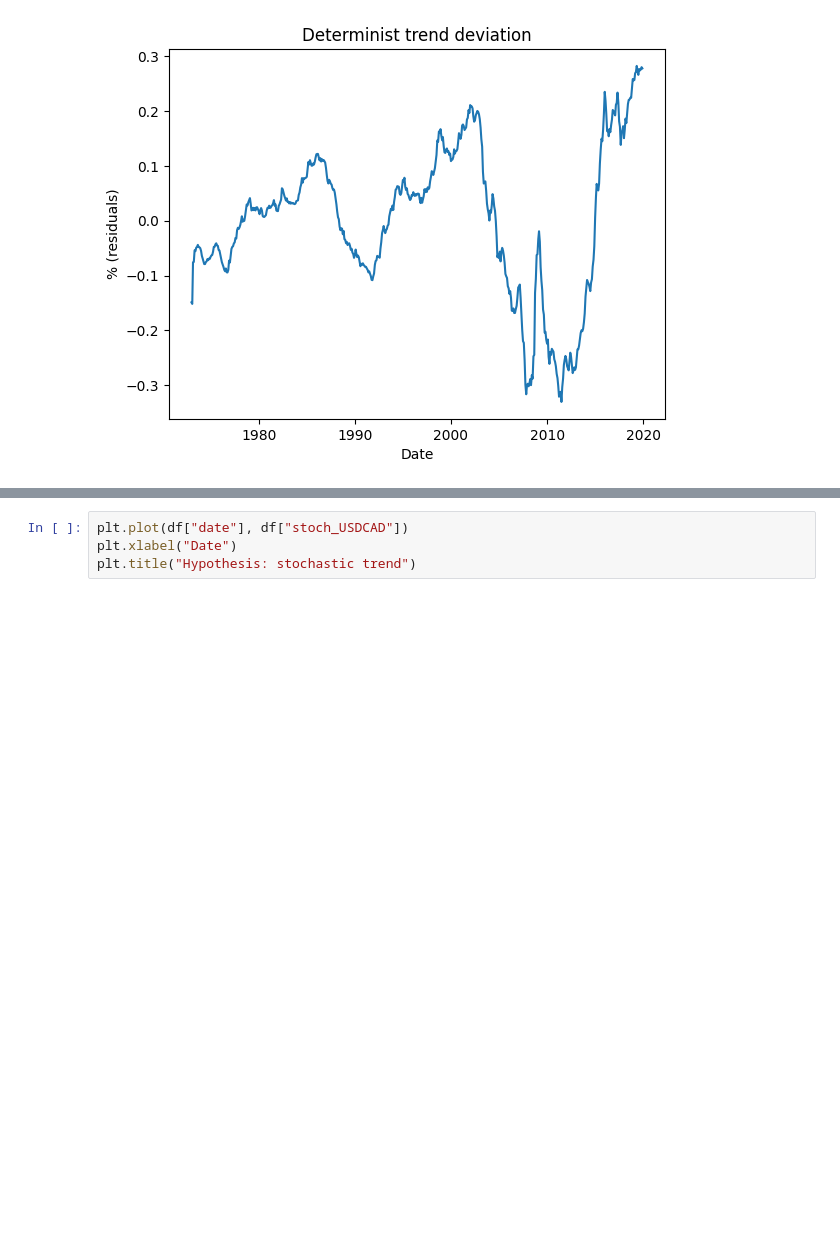
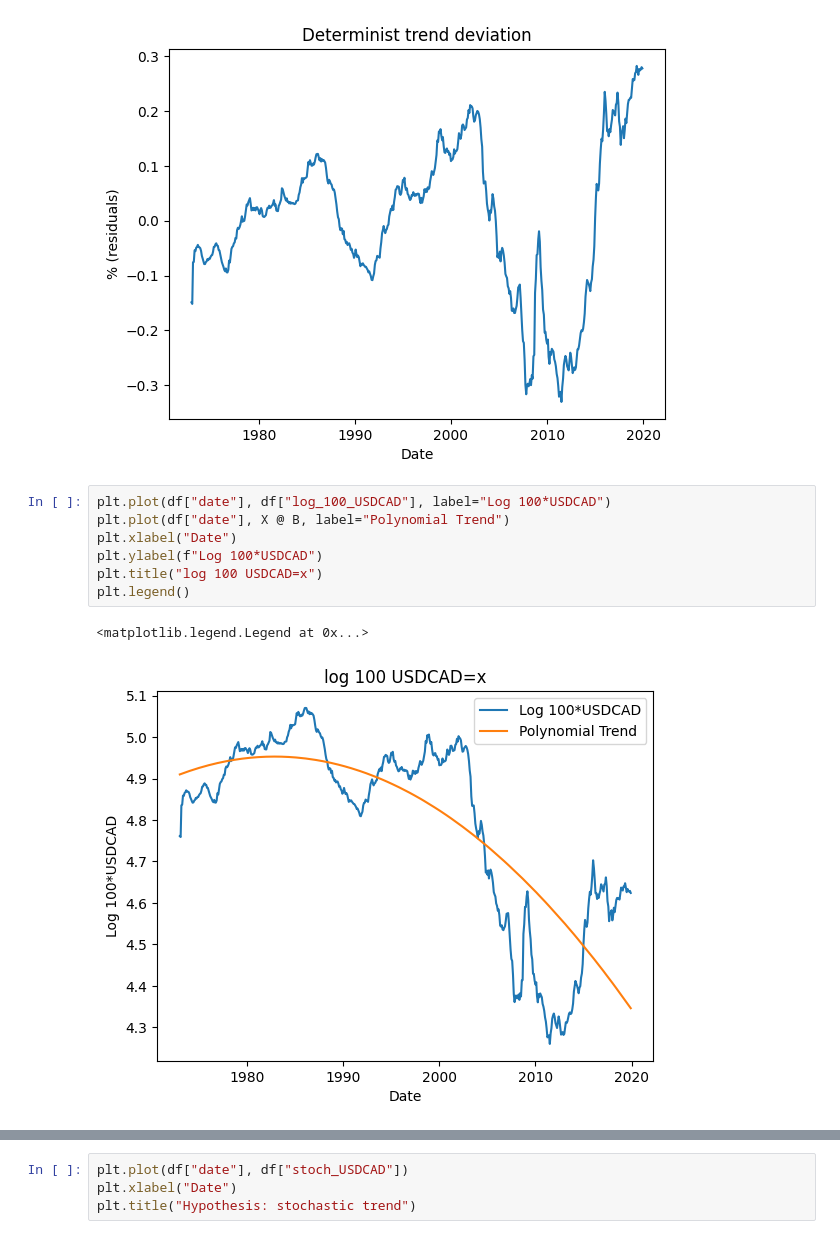
Before and after one commit to Thomas4390/econometrics_tp1, a Jupyter notebook: tp1.ipynb, the cells around one changed output, grey strips where cells are left out. Saved outputs shown, nothing was run; the diff lists cells and outputs as text; blank space fills up the shorter version.

```diff
--- a/tp1.ipynb
+++ b/tp1.ipynb
@@ -113,5 +113,15 @@ plt.title("Determinist trend deviation")
 # %% [output]
 Text(0.5, 1.0, 'Determinist trend deviation')
 [figure]
+# %%
+plt.plot(df["date"], df["log_100_USDCAD"], label="Log 100*USDCAD")
+plt.plot(df["date"], X @ B, label="Polynomial Trend")
+plt.xlabel("Date")
+plt.ylabel(f"Log 100*USDCAD")
+plt.title("log 100 USDCAD=x")
+plt.legend()
+# %% [output]
+<matplotlib.legend.Legend at 0x...>
+[figure, added]
 # %%
 #1c
```
Also changed, not shown: parts of 10 cells of this notebook.
